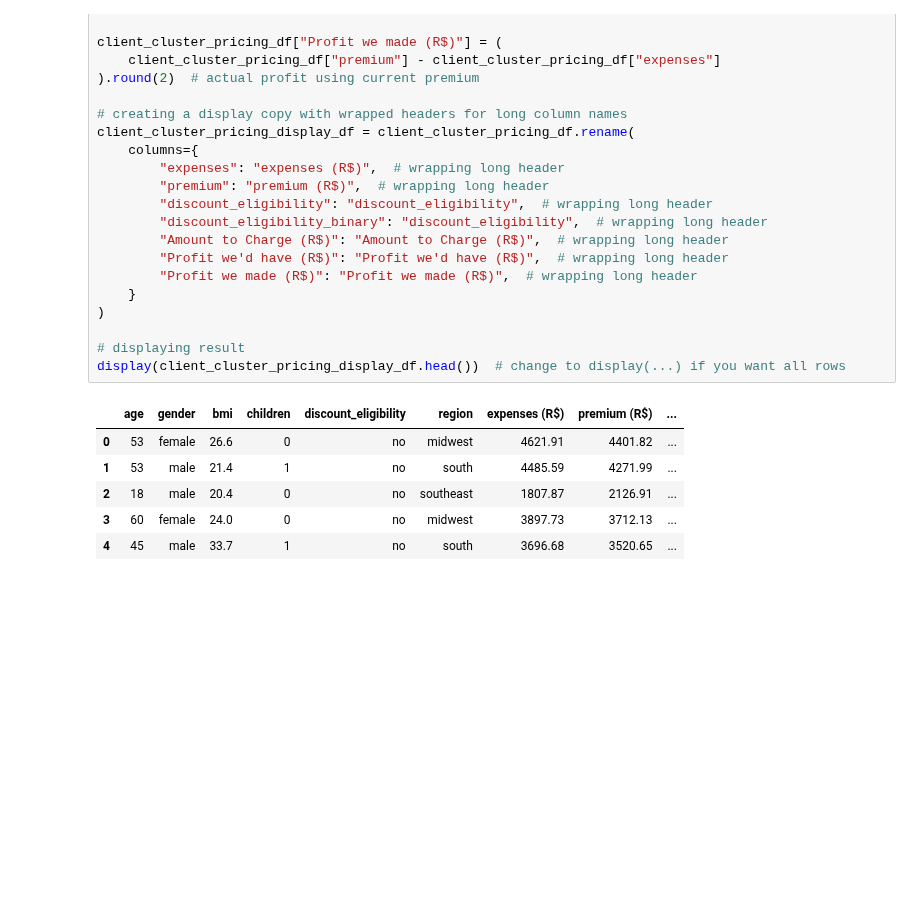
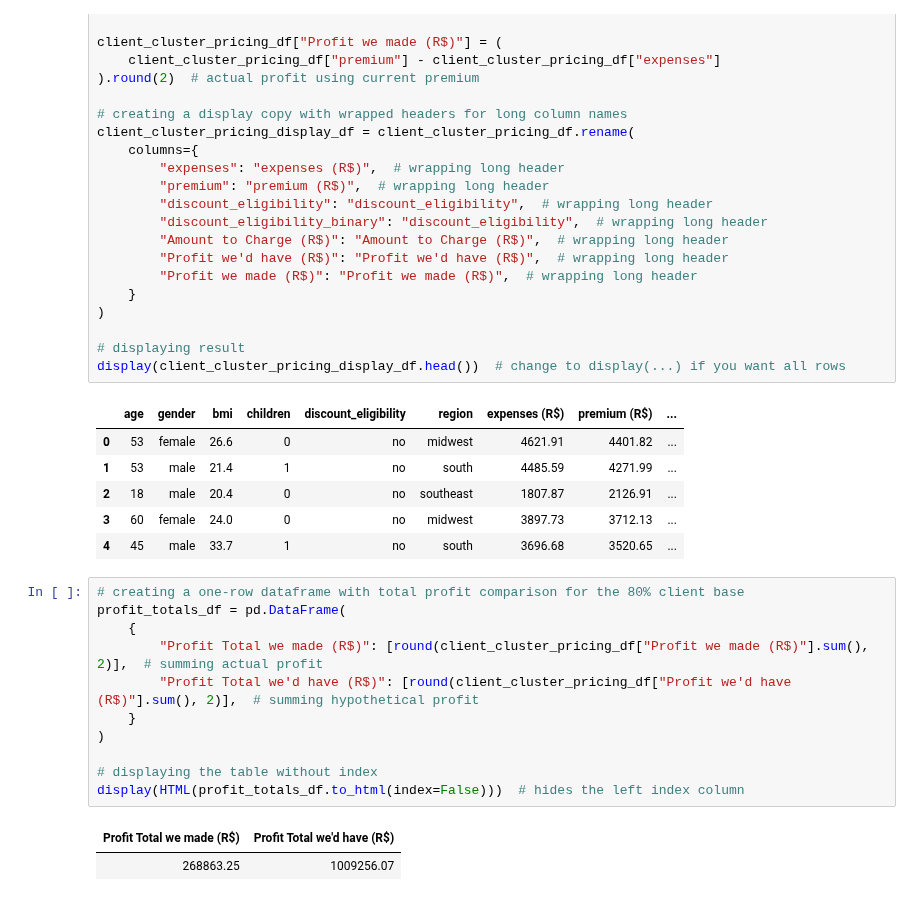
Before and after one commit to renancaetan0/prediction_methods_health_insurance, a Jupyter notebook: notebooks/linear_regression_and_clustering_compairson_health_insurance_case.ipynb, the cells around one changed output. Saved outputs shown, nothing was run; the diff lists cells and outputs as text; blank space fills up the shorter version.

Commit message:
feat: add clustering technique conclusion

```diff
--- a/notebooks/linear_regression_and_clustering_compairson_health_insurance_case.ipynb
+++ b/notebooks/linear_regression_and_clustering_compairson_health_insurance_case.ipynb
@@ -1809,3 +1805,17 @@ display(client_cluster_pricing_display_df.head())  # change to display(...) if y
 | 2 | 18 | male | 20.4 | 0 | no | southeast | 1807.87 | 2126.91 | ... |
 | 3 | 60 | female | 24.0 | 0 | no | midwest | 3897.73 | 3712.13 | ... |
 | 4 | 45 | male | 33.7 | 1 | no | south | 3696.68 | 3520.65 | ... |
+# %%
+# creating a one-row dataframe with total profit comparison for the 80% client base
+profit_totals_df = pd.DataFrame(
+    {
+        "Profit Total we made (R$)": [round(client_cluster_pricing_df["Profit we made (R$)"].sum(), 2)],  # summing actual profit
+        "Profit Total we'd have (R$)": [round(client_cluster_pricing_df["Profit we'd have (R$)"].sum(), 2)],  # summing hypothetical profit
+    }
+)
+
+# displaying the table without index
+display(HTML(profit_totals_df.to_html(index=False)))  # hides the left index column
+# %% [output]
+| Profit Total we made (R$) | Profit Total we'd have (R$) |
+| 268863.25 | 1009256.07 |
```
Also changed, not shown: parts of 2 cells of this notebook.
